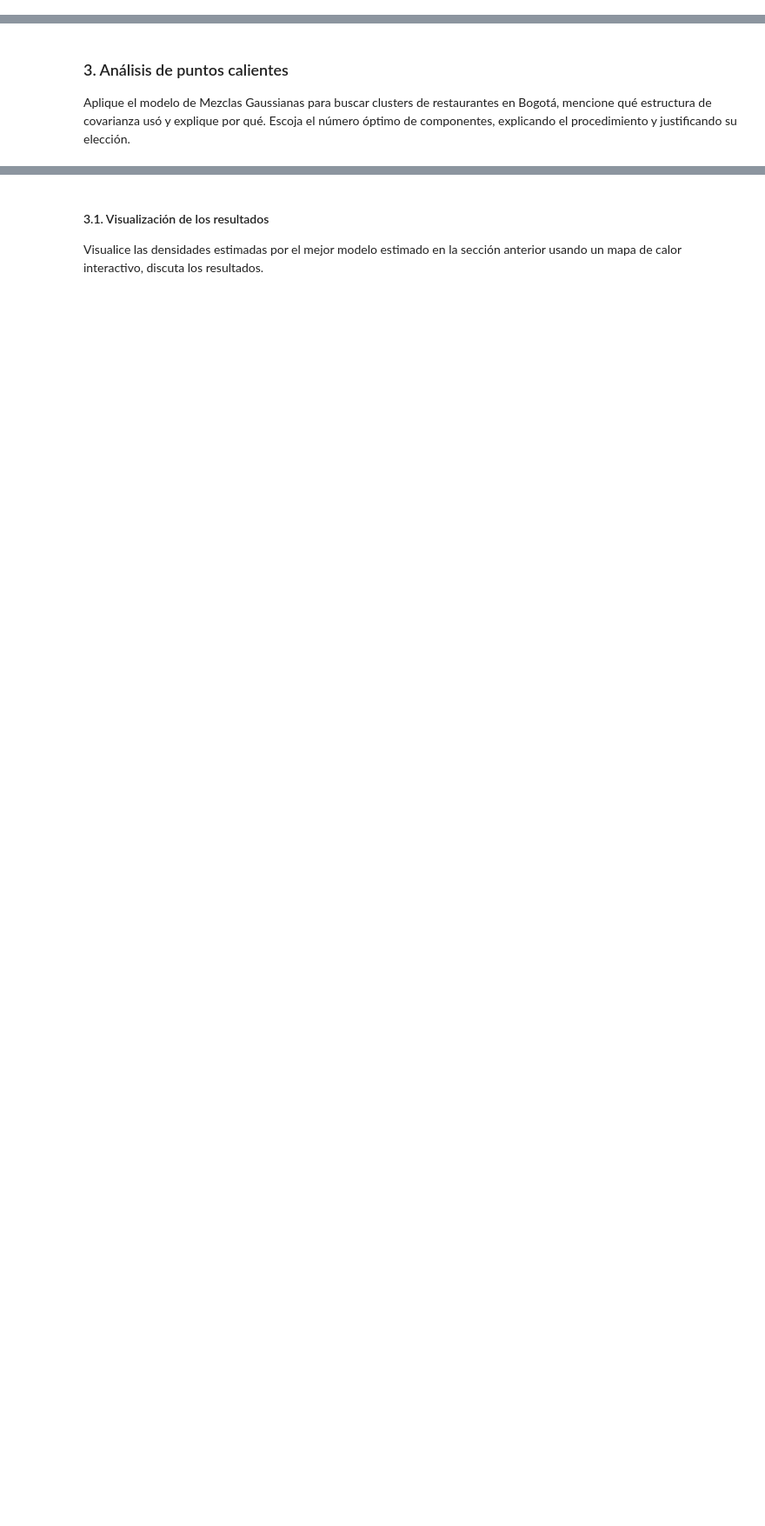
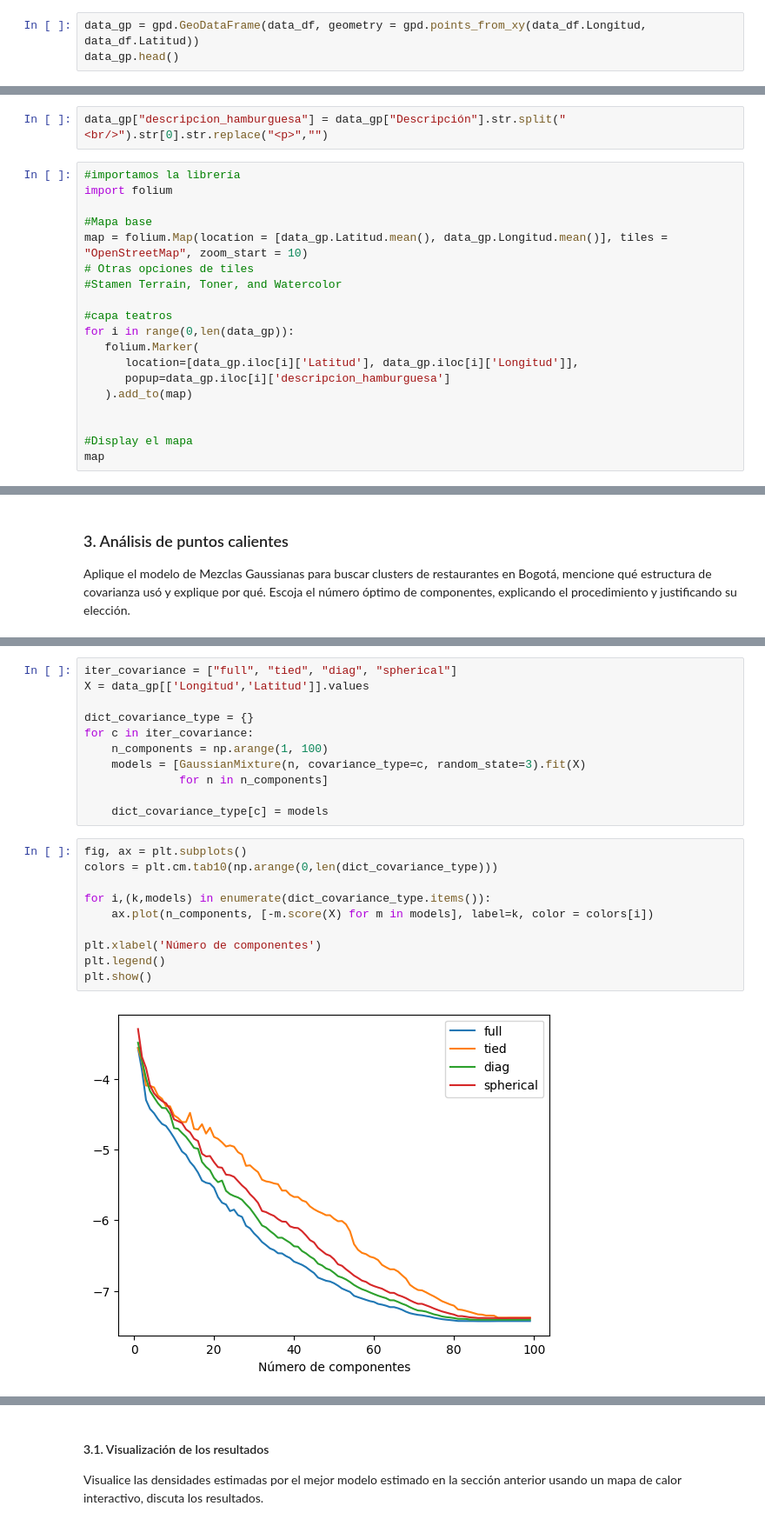
Before and after one commit to juankquintana/aprendizaje-no-supervisado, a Jupyter notebook: Semana 8/Taller/JCQ S8_LC_Taller_GMM.ipynb, the cells around one changed output, grey strips where cells are left out. Shown at 87% size. Cells and saved outputs as stored; diff of their text form; blank space fills up the shorter version.

```diff
--- a/Semana 8/Taller/JCQ S8_LC_Taller_GMM.ipynb
+++ b/Semana 8/Taller/JCQ S8_LC_Taller_GMM.ipynb
@@ -30,0 +68,3 @@ En la carpeta `data` se encuentra el archivo `burger_master.xlsx` para la ciudad
+# %%
+data_gp = gpd.GeoDataFrame(data_df, geometry = gpd.points_from_xy(data_df.Longitud, data_df.Latitud))
+data_gp.head()
@@ -38,0 +127,21 @@ Visualice la ubicación de cada restaurante en un mapa interactivo. Añada un ma
+# %%
+data_gp["descripcion_hamburguesa"] = data_gp["Descripción"].str.split("<br/>").str[0].str.replace("<p>","")
+# %%
+#importamos la librería
+import folium
+
+#Mapa base
+map = folium.Map(location = [data_gp.Latitud.mean(), data_gp.Longitud.mean()], tiles = "OpenStreetMap", zoom_start = 10)
+# Otras opciones de tiles
+#Stamen Terrain, Toner, and Watercolor
+
+#capa teatros
+for i in range(0,len(data_gp)):
+   folium.Marker(
+      location=[data_gp.iloc[i]['Latitud'], data_gp.iloc[i]['Longitud']],
+      popup=data_gp.iloc[i]['descripcion_hamburguesa']
+   ).add_to(map)
+
+
+#Display el mapa
+map
@@ -46,0 +187,23 @@ Aplique el modelo de Mezclas Gaussianas para buscar clusters de restaurantes en
+# %%
+iter_covariance = ["full", "tied", "diag", "spherical"]
+X = data_gp[['Longitud','Latitud']].values
+
+dict_covariance_type = {}
+for c in iter_covariance:
+    n_components = np.arange(1, 100)
+    models = [GaussianMixture(n, covariance_type=c, random_state=3).fit(X)
+              for n in n_components]
+
+    dict_covariance_type[c] = models
+# %%
+fig, ax = plt.subplots()
+colors = plt.cm.tab10(np.arange(0,len(dict_covariance_type)))
+
+for i,(k,models) in enumerate(dict_covariance_type.items()):
+    ax.plot(n_components, [-m.score(X) for m in models], label=k, color = colors[i])
+
+plt.xlabel('Número de componentes')
+plt.legend()
+plt.show()
+# %% [output]
+[figure, added]
```
Also changed, not shown: parts of 50 cells of this notebook, 1 other file.
